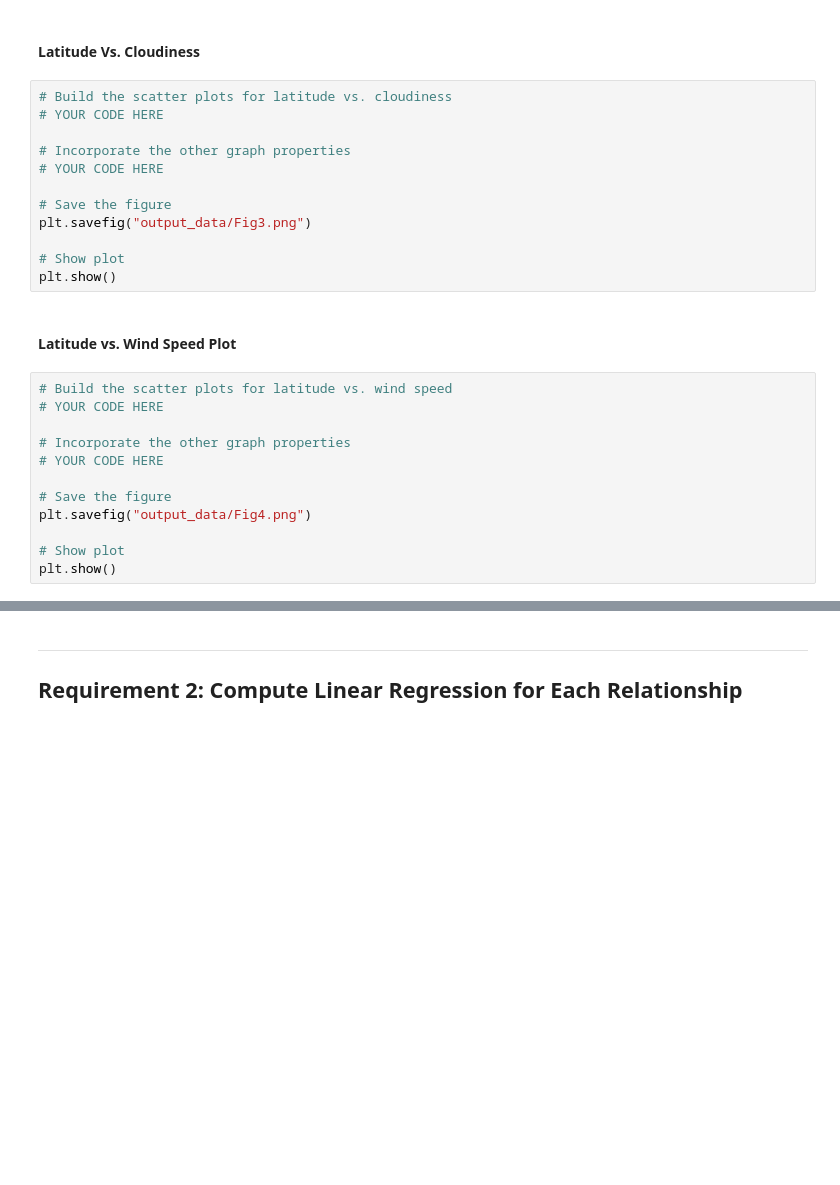
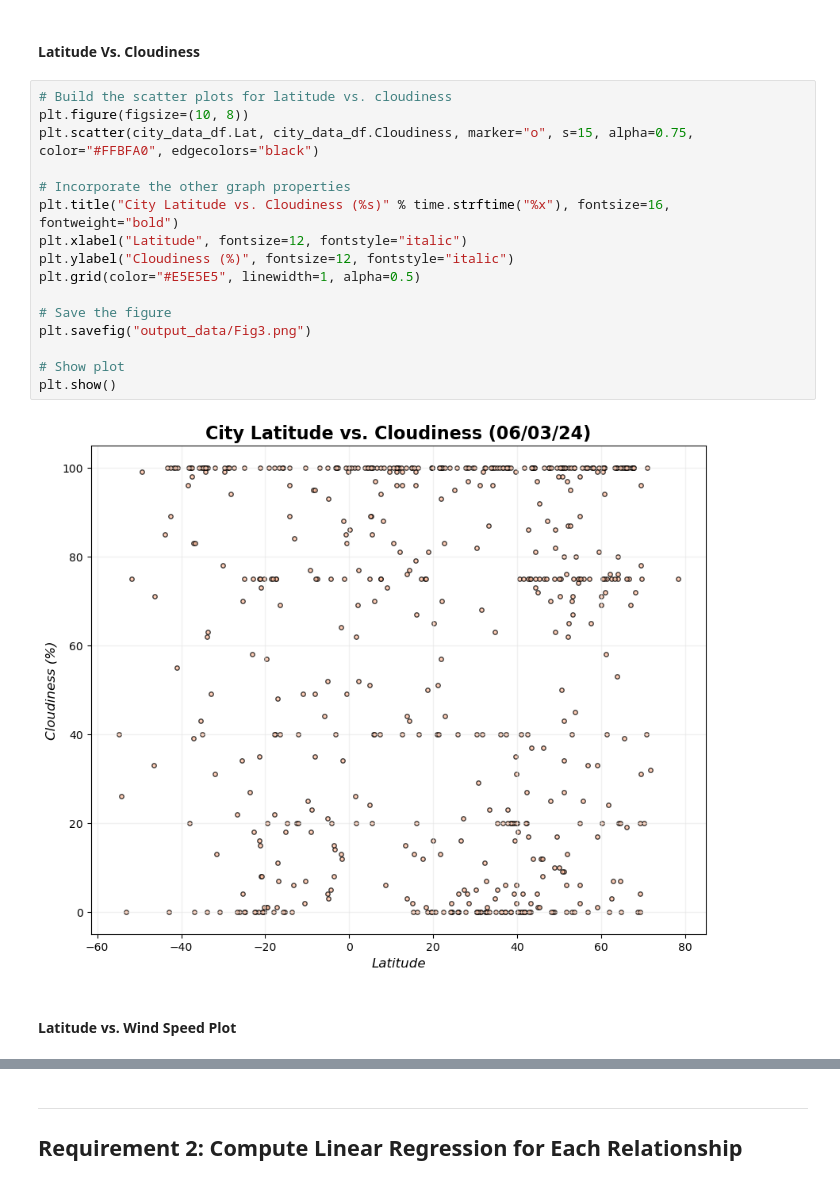
Before and after one commit to wrp94/ds_hw_6_apis, a Jupyter notebook: WeatherPy/WeatherPy.ipynb, the cells around one changed output, grey strips where cells are left out. Saved outputs shown, nothing was run; the diff lists cells and outputs as text; blank space fills up the shorter version.

```diff
--- a/WeatherPy/WeatherPy.ipynb
+++ b/WeatherPy/WeatherPy.ipynb
@@ -170,28 +234,22 @@ plt.show()
 # %% [markdown]
 #### Latitude Vs. Cloudiness
-# %%
-# Build the scatter plots for latitude vs. cloudiness
-# YOUR CODE HERE
-
-# Incorporate the other graph properties
-# YOUR CODE HERE
-
-# Save the figure
-plt.savefig("output_data/Fig3.png")
-
-# Show plot
-plt.show()
+# %%
+# Build the scatter plots for latitude vs. cloudiness
+plt.figure(figsize=(10, 8))
+plt.scatter(city_data_df.Lat, city_data_df.Cloudiness, marker="o", s=15, alpha=0.75, color="#FFBFA0", edgecolors="black")
+
+# Incorporate the other graph properties
+plt.title("City Latitude vs. Cloudiness (%s)" % time.strftime("%x"), fontsize=16, fontweight="bold")
+plt.xlabel("Latitude", fontsize=12, fontstyle="italic")
+plt.ylabel("Cloudiness (%)", fontsize=12, fontstyle="italic")
+plt.grid(color="#E5E5E5", linewidth=1, alpha=0.5)
+
+# Save the figure
+plt.savefig("output_data/Fig3.png")
+
+# Show plot
+plt.show()
+# %% [output]
+[figure, added]
 # %% [markdown]
 #### Latitude vs. Wind Speed Plot
-# %%
-# Build the scatter plots for latitude vs. wind speed
-# YOUR CODE HERE
-
-# Incorporate the other graph properties
-# YOUR CODE HERE
-
-# Save the figure
-plt.savefig("output_data/Fig4.png")
-
-# Show plot
-plt.show()
```
Also changed, not shown: parts of 35 cells of this notebook, 7 other files.
